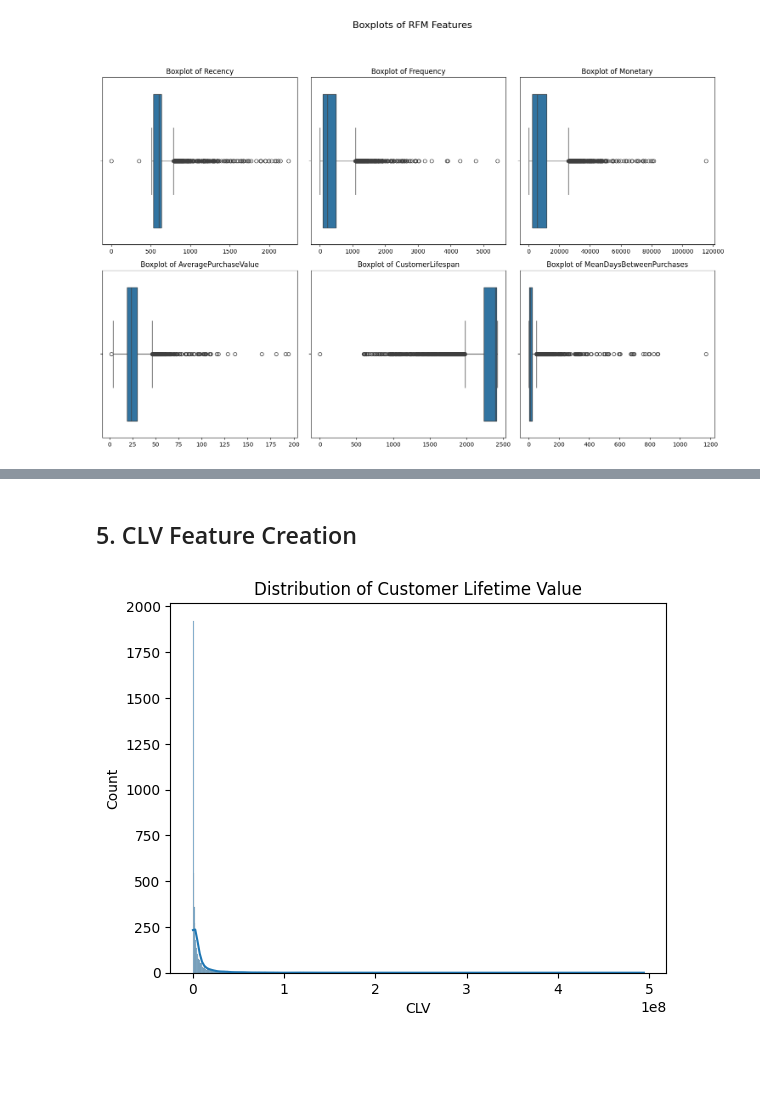
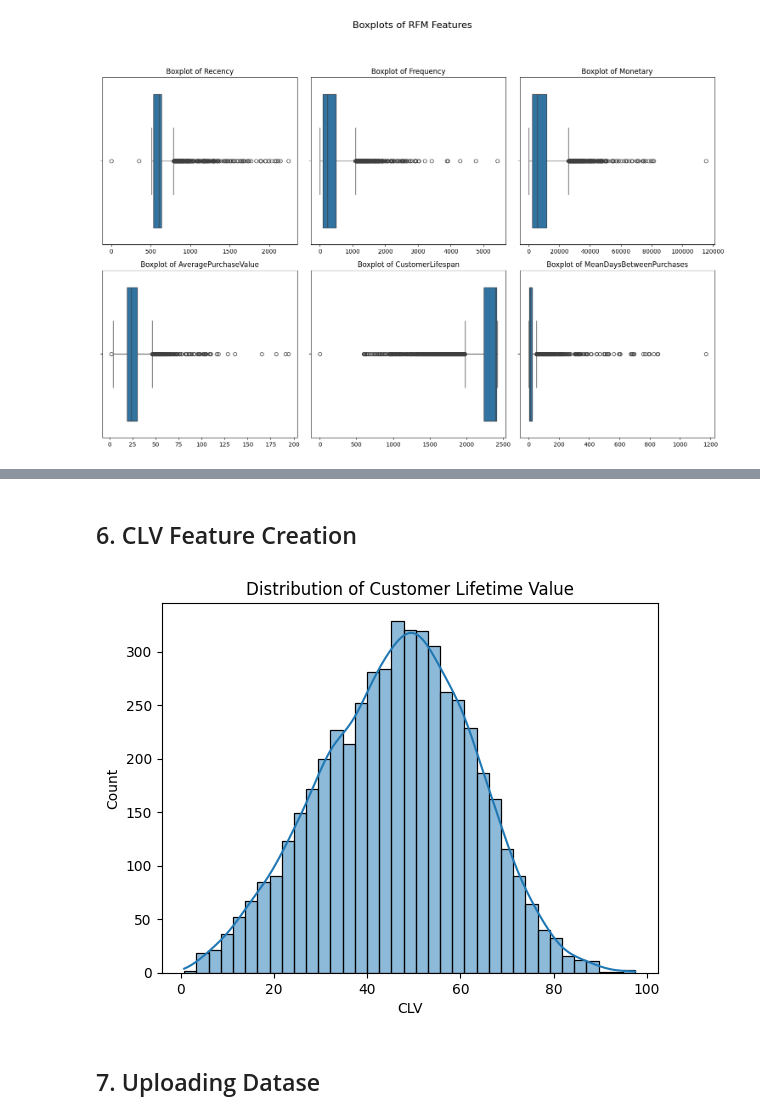
Before and after one commit to IvanOsipovDS/clv_prediction_project, a Jupyter notebook: notebooks/1_EDA.ipynb, the cells around one changed output, grey strips where cells are left out. Saved outputs shown, nothing was run; the diff lists cells and outputs as text; code cells hidden in the pictures; blank space fills up the shorter version.

```diff
--- a/notebooks/1_EDA.ipynb
+++ b/notebooks/1_EDA.ipynb
@@ -96,0 +125,10 @@ plt.show()
+# %%
+log_rfm = np.log1p(rfm_df)
+
+plt.figure(figsize=(15, 10))
+for i, col in enumerate(log_rfm.columns):
+    plt.subplot(2, 3, i + 1)
+    sns.histplot(log_rfm[col], bins=50, kde=True)
+    plt.title(f'Log Distribution of {col}')
+plt.tight_layout()
+plt.show()
@@ -97,10 +137,12 @@ plt.show()
 # %% [markdown]
-## 5. CLV Feature Creation
+## 6. CLV Feature Creation
 # %%
-rfm_df["CLV"] = rfm_df["Monetary"] * rfm_df["Frequency"]
+log_rfm["CLV"] = log_rfm["Monetary"] * log_rfm["Frequency"]
 # %%
-sns.histplot(rfm_df["CLV"], kde=True)
+sns.histplot(log_rfm["CLV"], kde=True)
 plt.title("Distribution of Customer Lifetime Value")
 plt.show()
 # %% [output]
-[figure, old version]
+[figure, new version]
+# %% [markdown]
+## 7. Uploading Datase
```
Also changed, not shown: parts of 8 cells of this notebook.
